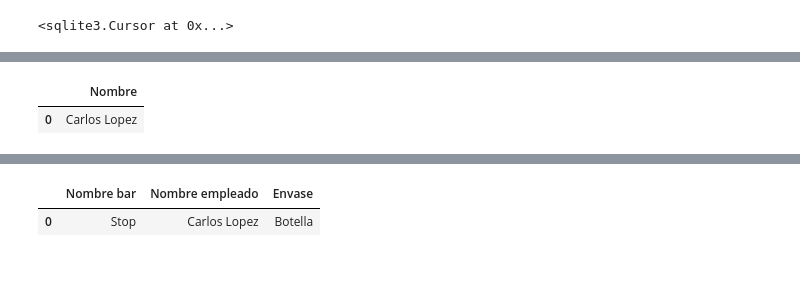
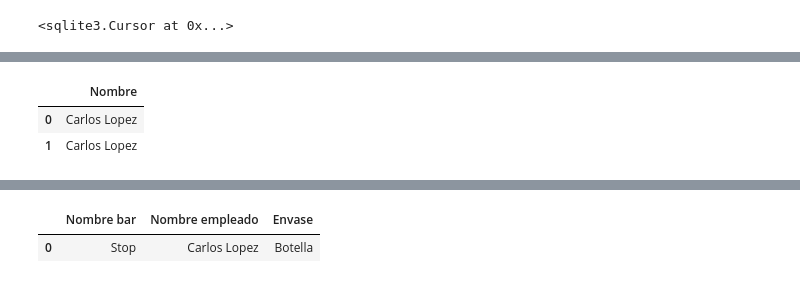
Before and after one commit to jaimeMatea/0926_ds_sql_thebridge, a Jupyter notebook: 0926_ds_sql_thebridge-main/Practica/1-Ejercicios/Cervezas/cervezas - vacío.ipynb, the cells around one changed output, grey strips where cells are left out. Drawn from its saved outputs; the diff is of its cells as text; code cells hidden in the pictures.

```diff
--- a/0926_ds_sql_thebridge-main/Practica/1-Ejercicios/Cervezas/cervezas - vacío.ipynb
+++ b/0926_ds_sql_thebridge-main/Practica/1-Ejercicios/Cervezas/cervezas - vacío.ipynb
@@ -119,15 +153,18 @@ sql_query(query)
 # %%
-# 1 Obtener el nombre de los empleados que hayan repartido al bar Stop durante la semana
-# del 17 al 23 de octubre de 2005.
+# 1 Obtener el nombre de los empleados que hayan repartido al bar Stop durante la semana del 17 al 23 de octubre de 2005.
 
 query = '''
-
+    select e.Nombre
+    from empleados e
+    join reparto r on e.CodE=r.CodE
+    join bares b on b.CodB=r.CodB
+    where b.Nombre='Stop' and r.Fecha between '10/17/05' and '10/23/05'
 '''
-
 sql_query(query)
 # %% [output]
 |  | Nombre |
 | 0 | Carlos Lopez |
+| 1 | Carlos Lopez |
 # %%
 # 2 Obtener el Cif y nombre de los bares a los que se ha repartido cerveza de tipo Botella y
 # capacidad inferior a 1 litro, ordenados por localidad
```
Also changed, not shown: parts of 21 cells of this notebook, 2 other files.
